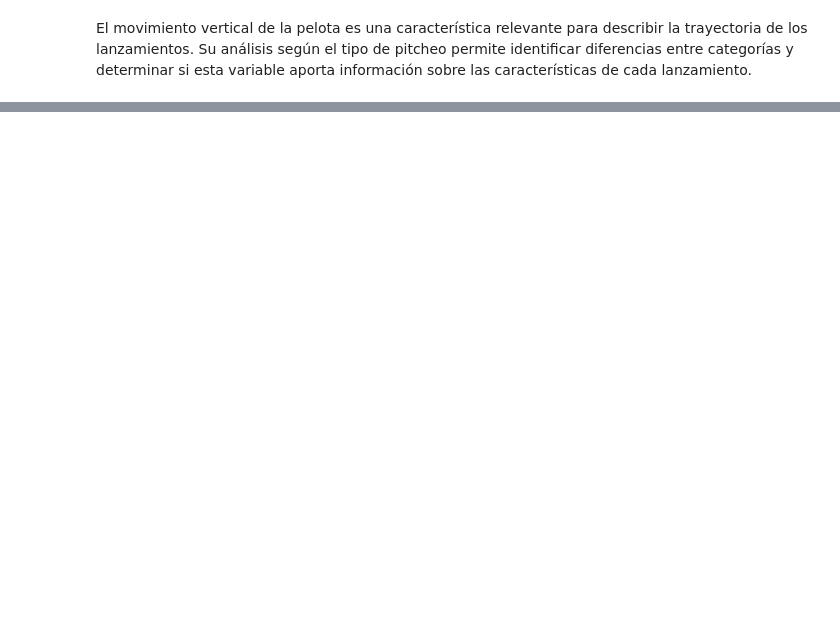
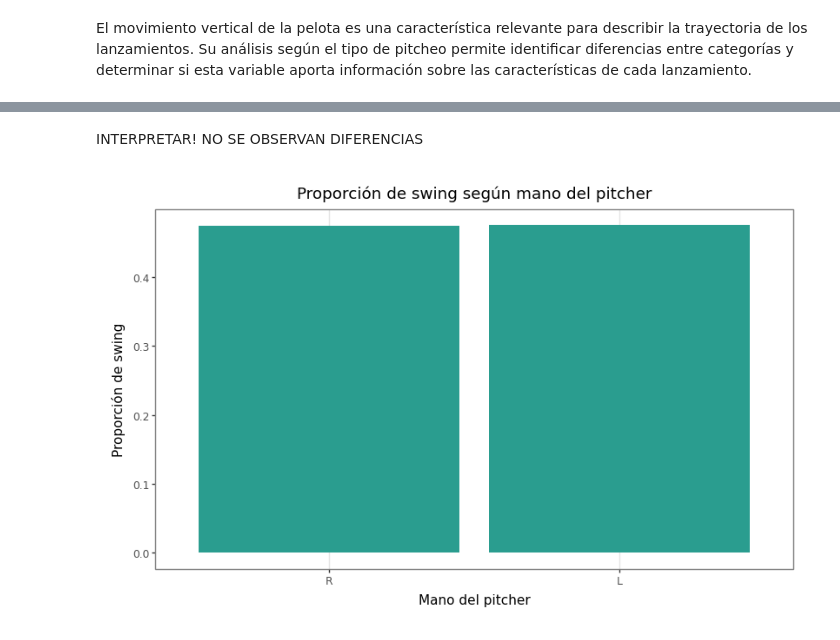
Before and after one commit to Prisfenoy/TP2_python, a Jupyter notebook: Análisis_descriptivo.ipynb, the cells around one changed output, grey strips where cells are left out. Saved outputs shown, nothing was run; the diff lists cells and outputs as text; code cells hidden in the pictures; blank space fills up the shorter version.

```diff
--- a/Análisis_descriptivo.ipynb
+++ b/Análisis_descriptivo.ipynb
@@ -642,0 +746,39 @@ FALTA INTERPRETAR
+# %% [markdown]
+INTERPRETAR! NO SE OBSERVAN DIFERENCIAS
+# %%
+# Se calcula la proporción de swing según mano del pitcher
+swing_pthrows = (
+    datos_entrenamiento
+    .filter(pl.col("p_throws").is_not_null())
+    .group_by("p_throws")
+    .agg(
+        pl.col("swing").mean().alias("proporcion_swing")
+    )
+    .sort("proporcion_swing", descending=True)
+    .to_pandas()
+)
+
+# Se arma el gráfico
+(
+    ggplot(
+        swing_pthrows,
+        aes(x="p_throws", y="proporcion_swing")
+    )
+    + geom_col(fill="#2A9D8F")
+    + scale_x_discrete(
+        limits=swing_pthrows["p_throws"].tolist()[::-1]
+    )
+    + labs(
+        title="Proporción de swing según mano del pitcher",
+        x="Mano del pitcher",
+        y="Proporción de swing"
+    )
+    + theme_bw()
+    + theme(
+        figure_size=(8, 5),
+        panel_grid_major_y=element_blank(),
+        panel_grid_minor_y=element_blank()
+    )
+)
+# %% [output]
+[figure, added]
```
Also changed, not shown: parts of 38 cells of this notebook.
